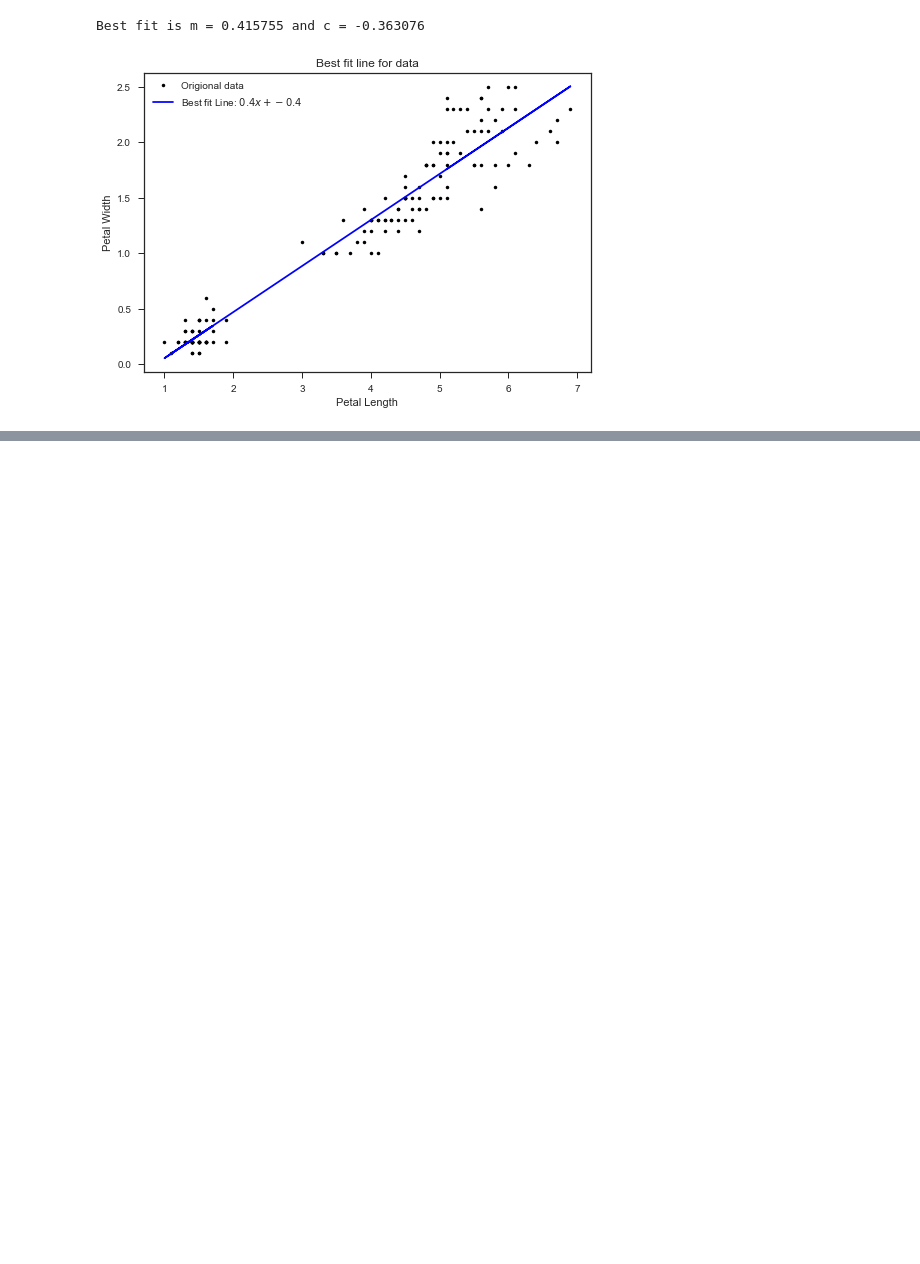
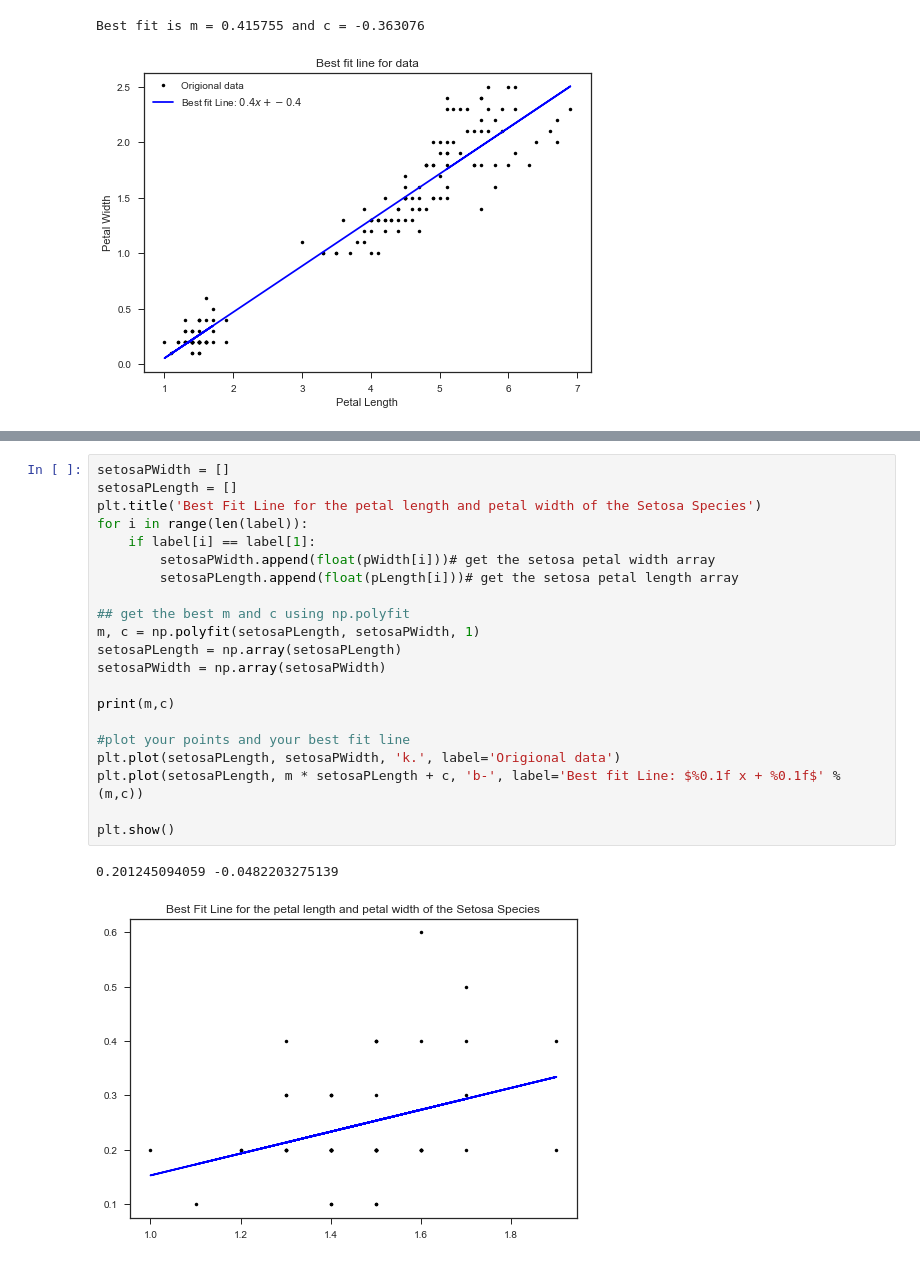
Before and after one commit to gerardnaughton7/Jupyter_Numpy_Pyplot, a Jupyter notebook: IrisDataSet.ipynb, the cells around one changed output, grey strips where cells are left out. Cells and saved outputs as stored; diff of their text form; blank space fills up the shorter version.

```diff
--- a/IrisDataSet.ipynb
+++ b/IrisDataSet.ipynb
@@ -105,0 +120,24 @@ Best fit is m = 0.415755 and c = -0.363076
+# %%
+setosaPWidth = []
+setosaPLength = []
+plt.title('Best Fit Line for the petal length and petal width of the Setosa Species')
+for i in range(len(label)):
+    if label[i] == label[1]:
+        setosaPWidth.append(float(pWidth[i]))# get the setosa petal width array
+        setosaPLength.append(float(pLength[i]))# get the setosa petal length array
+
+## get the best m and c using np.polyfit
+m, c = np.polyfit(setosaPLength, setosaPWidth, 1)
+setosaPLength = np.array(setosaPLength)
+setosaPWidth = np.array(setosaPWidth)
+
+print(m,c)
+
+#plot your points and your best fit line
+plt.plot(setosaPLength, setosaPWidth, 'k.', label='Origional data')
+plt.plot(setosaPLength, m * setosaPLength + c, 'b-', label='Best fit Line: $%0.1f x + %0.1f$' % (m,c))
+
+plt.show()
+# %% [output]
+0.201245094059 -0.0482203275139
+[figure, added]
```
Also changed, not shown: parts of 6 cells of this notebook.
